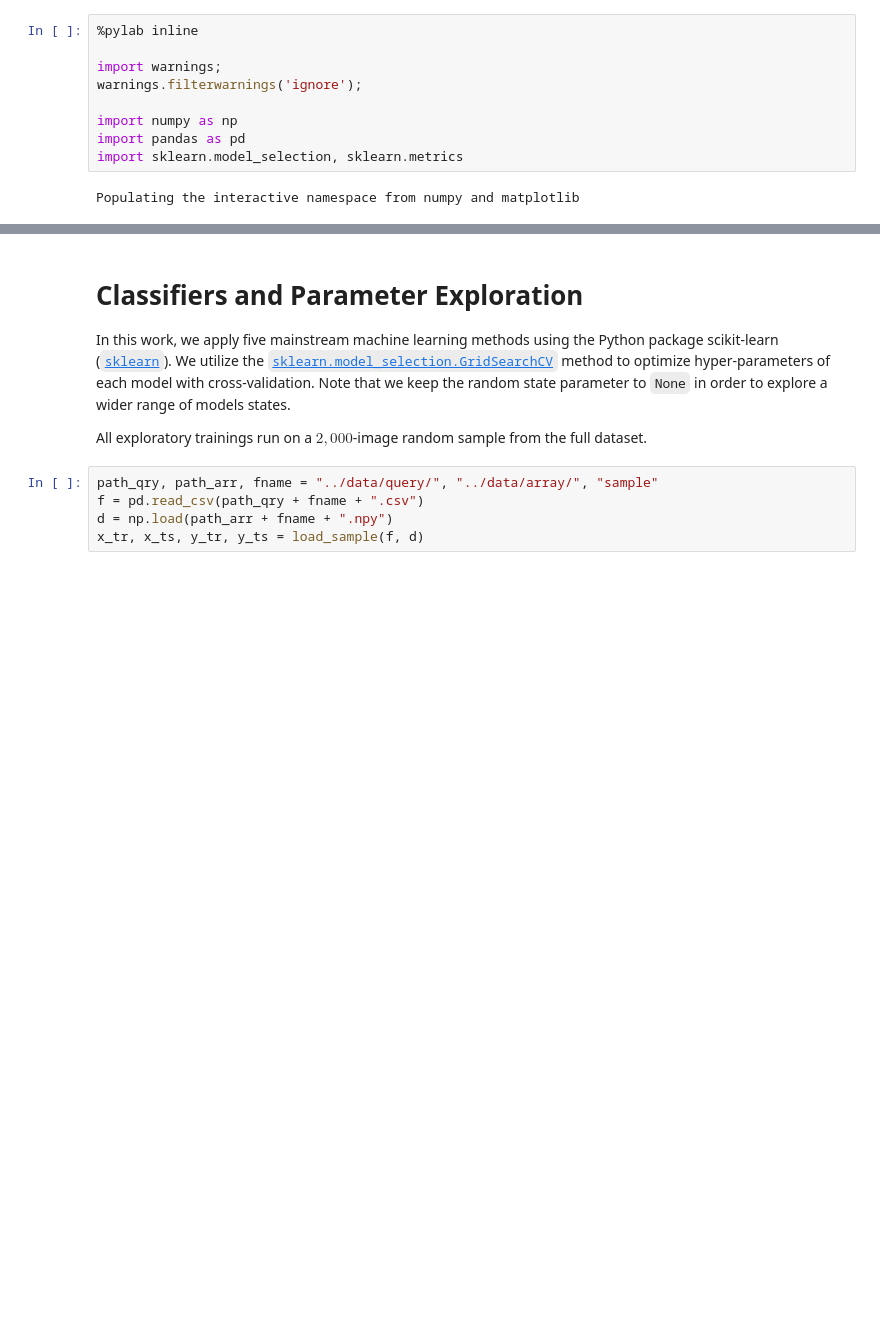
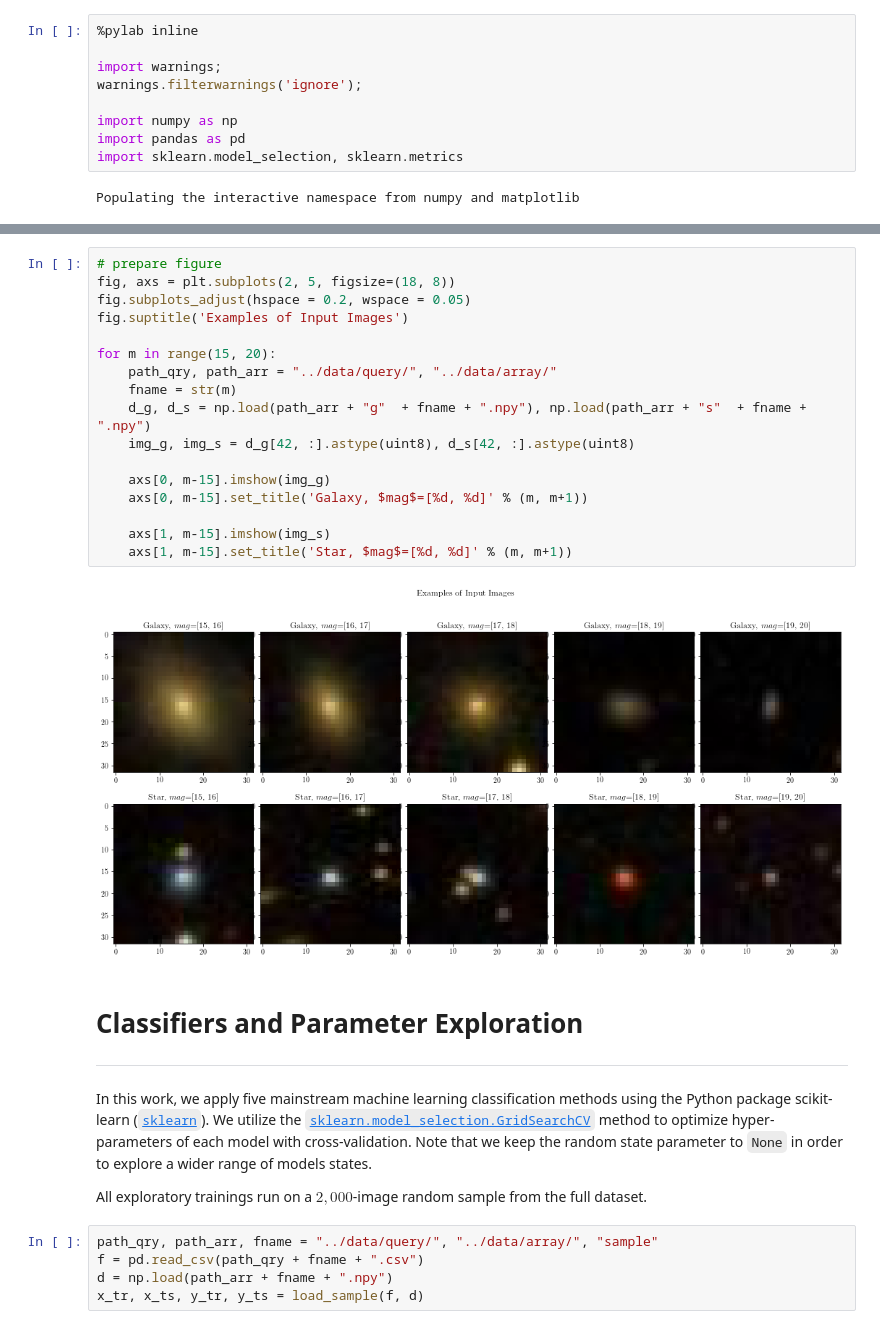
Before and after one commit to nyLiao/SG-Separation, a Jupyter notebook: Star Galaxy.ipynb, the cells around one changed output, grey strips where cells are left out. Cells and saved outputs as stored; diff of their text form; blank space fills up the shorter version.

```diff
--- a/Star Galaxy.ipynb
+++ b/Star Galaxy.ipynb
@@ -115,7 +120,27 @@ def load_sample(f, d):
+# %%
+# prepare figure
+fig, axs = plt.subplots(2, 5, figsize=(18, 8))
+fig.subplots_adjust(hspace = 0.2, wspace = 0.05)
+fig.suptitle('Examples of Input Images')
+
+for m in range(15, 20):
+    path_qry, path_arr = "../data/query/", "../data/array/"
+    fname = str(m)
+    d_g, d_s = np.load(path_arr + "g"  + fname + ".npy"), np.load(path_arr + "s"  + fname + ".npy")
+    img_g, img_s = d_g[42, :].astype(uint8), d_s[42, :].astype(uint8)
+
+    axs[0, m-15].imshow(img_g)
+    axs[0, m-15].set_title('Galaxy, $mag$=[%d, %d]' % (m, m+1))
+
+    axs[1, m-15].imshow(img_s)
+    axs[1, m-15].set_title('Star, $mag$=[%d, %d]' % (m, m+1))
+# %% [output]
+[figure, added]
 # %% [markdown]
 # Classifiers and Parameter Exploration
+---
 
-In this work, we apply five mainstream machine learning methods using the Python package scikit-learn ([`sklearn`](https://scikit-learn.org/stable/index.html)). We utilize the [`sklearn.model_selection.GridSearchCV`](https://scikit-learn.org/stable/modules/generated/sklearn.model_selection.GridSearchCV.html) method to optimize hyper-parameters of each model with cross-validation. Note that we keep the random state parameter to `None` in order to explore a wider range of models states.
+In this work, we apply five mainstream machine learning classification methods using the Python package scikit-learn ([`sklearn`](https://scikit-learn.org/stable/index.html)). We utilize the [`sklearn.model_selection.GridSearchCV`](https://scikit-learn.org/stable/modules/generated/sklearn.model_selection.GridSearchCV.html) method to optimize hyper-parameters of each model with cross-validation. Note that we keep the random state parameter to `None` in order to explore a wider range of models states.
 
 All exploratory trainings run on a $2,000$-image random sample from the full dataset.
 # %%
```
Also changed, not shown: parts of 39 cells of this notebook.
